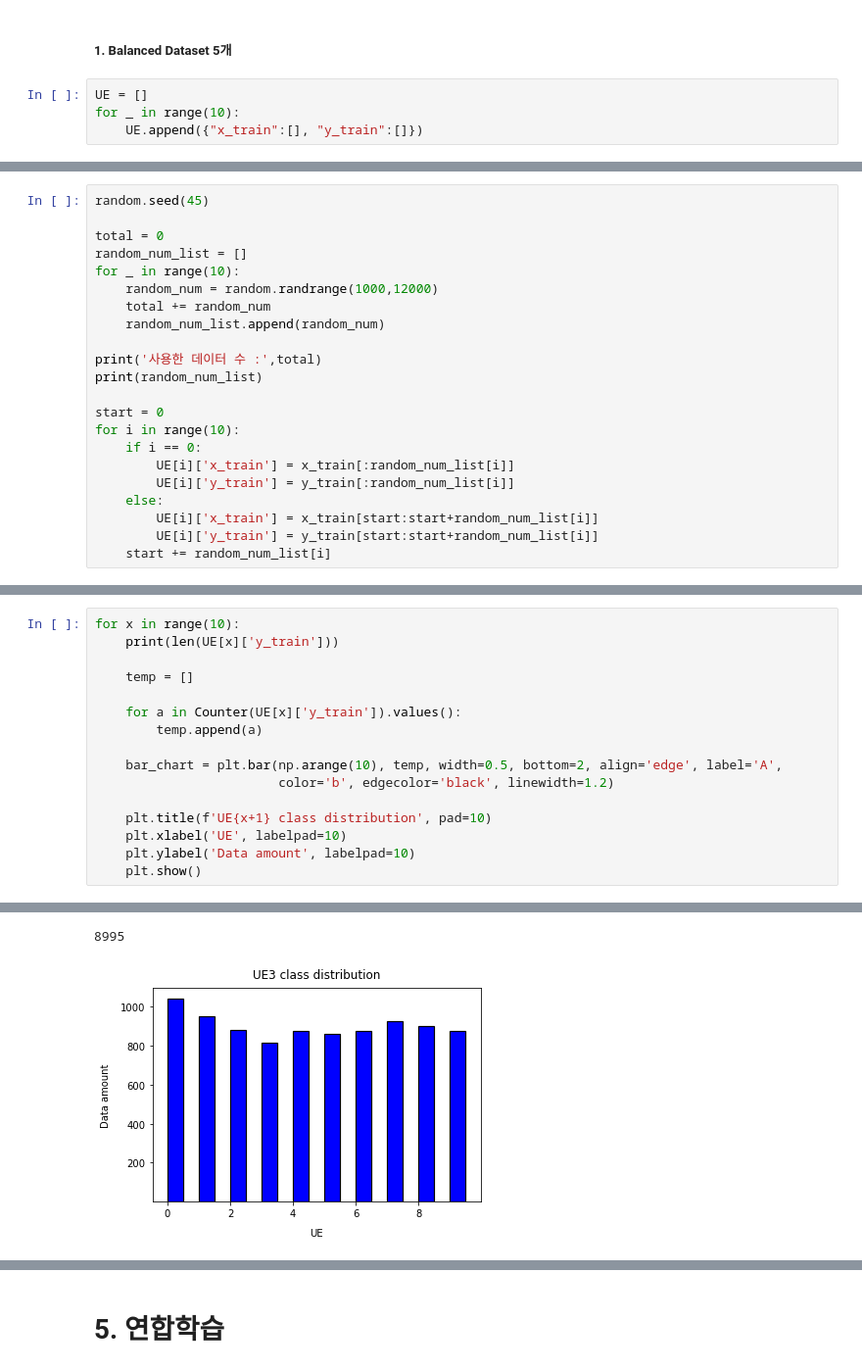
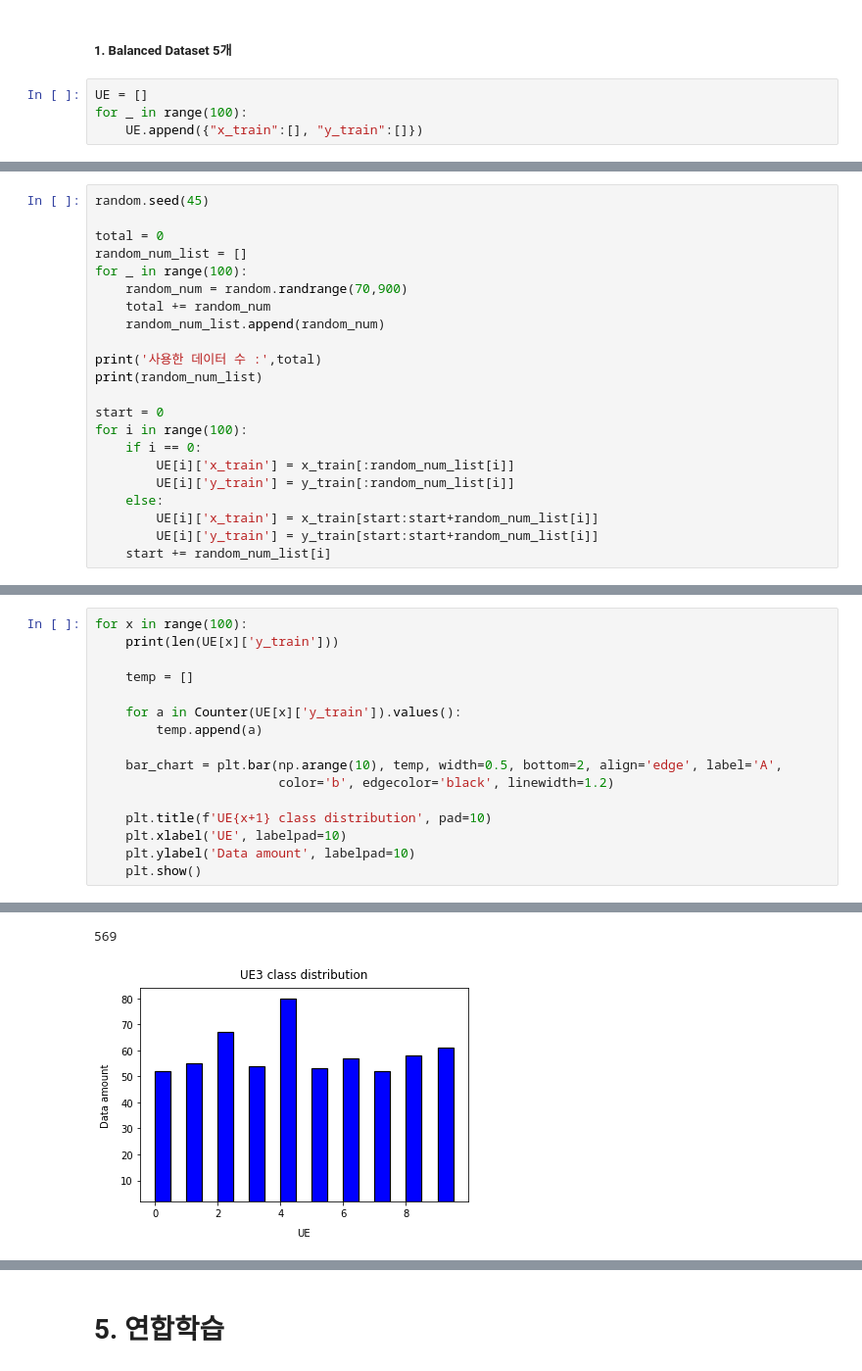
Before and after one commit to kyh980909/Federated-Learning-Simulation, a Jupyter notebook: Untitled-Copy1.ipynb, the cells around one changed output, grey strips where cells are left out. Shown at 98% size. Drawn from its saved outputs; the diff is of its cells as text.

```diff
--- a/Untitled-Copy1.ipynb
+++ b/Untitled-Copy1.ipynb
@@ -32,5 +32,5 @@ from collections import Counter
 ##### 1. Balanced Dataset 5개
 # %%
 UE = []
-for _ in range(10):
+for _ in range(100):
     UE.append({"x_train":[], "y_train":[]})
@@ -39,8 +43,8 @@ random.seed(45)
 
 total = 0
 random_num_list = []
-for _ in range(10):
-    random_num = random.randrange(1000,12000)
+for _ in range(100):
+    random_num = random.randrange(70,900)
     total += random_num
     random_num_list.append(random_num)
 
@@ -48,7 +52,7 @@ print('사용한 데이터 수 :',total)
 print(random_num_list)
 
 start = 0
-for i in range(10):
+for i in range(100):
     if i == 0:
         UE[i]['x_train'] = x_train[:random_num_list[i]]
         UE[i]['y_train'] = y_train[:random_num_list[i]]
@@ -62,5 +66,5 @@ for i in range(10):
 # %%
-for x in range(10):
+for x in range(100):
     print(len(UE[x]['y_train']))
 
     temp = []
@@ -83,2 +87,2 @@ for x in range(10):
-8995
+569
-[figure, old version]
+[figure, new version]
```
Also changed, not shown: parts of 28 cells of this notebook, 14 other files.
